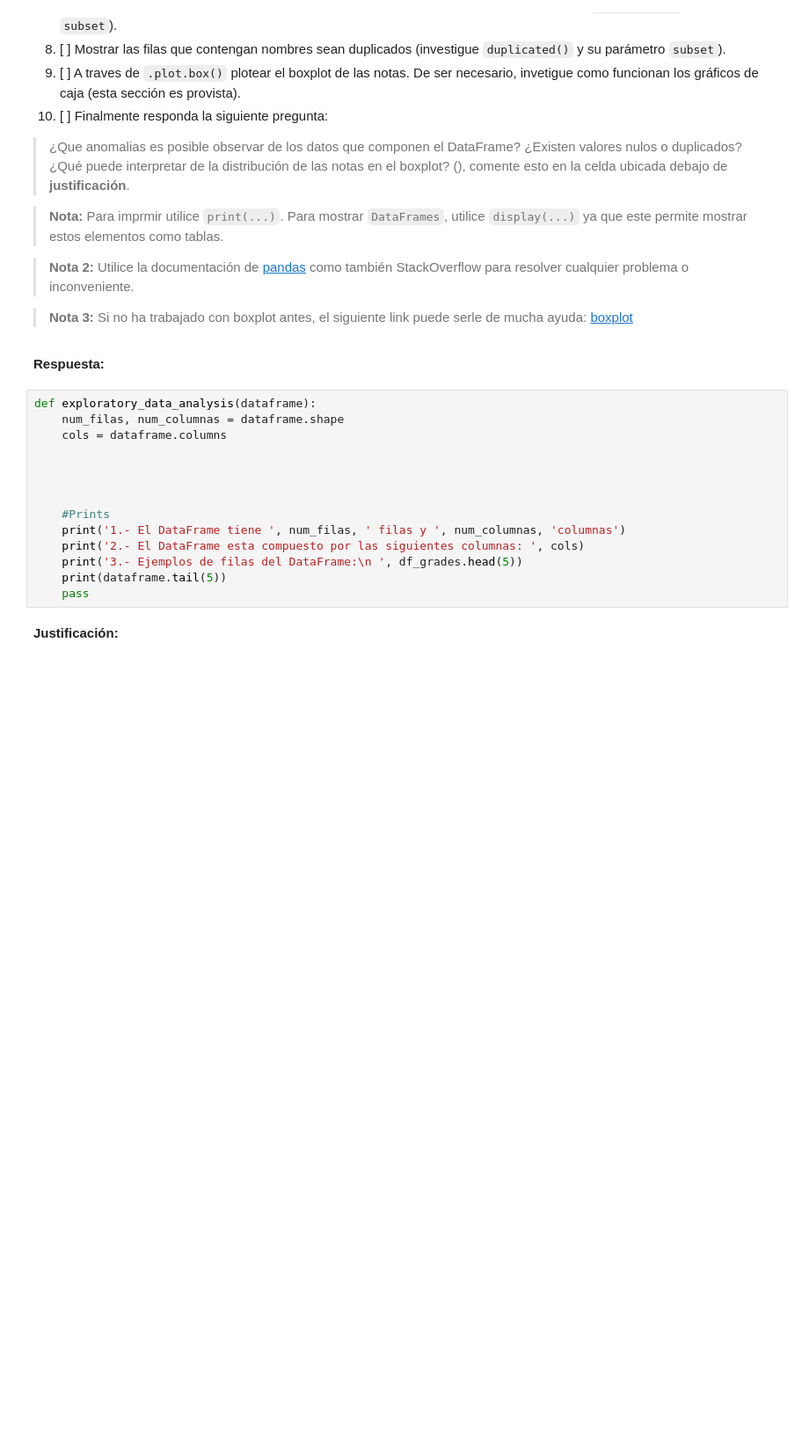
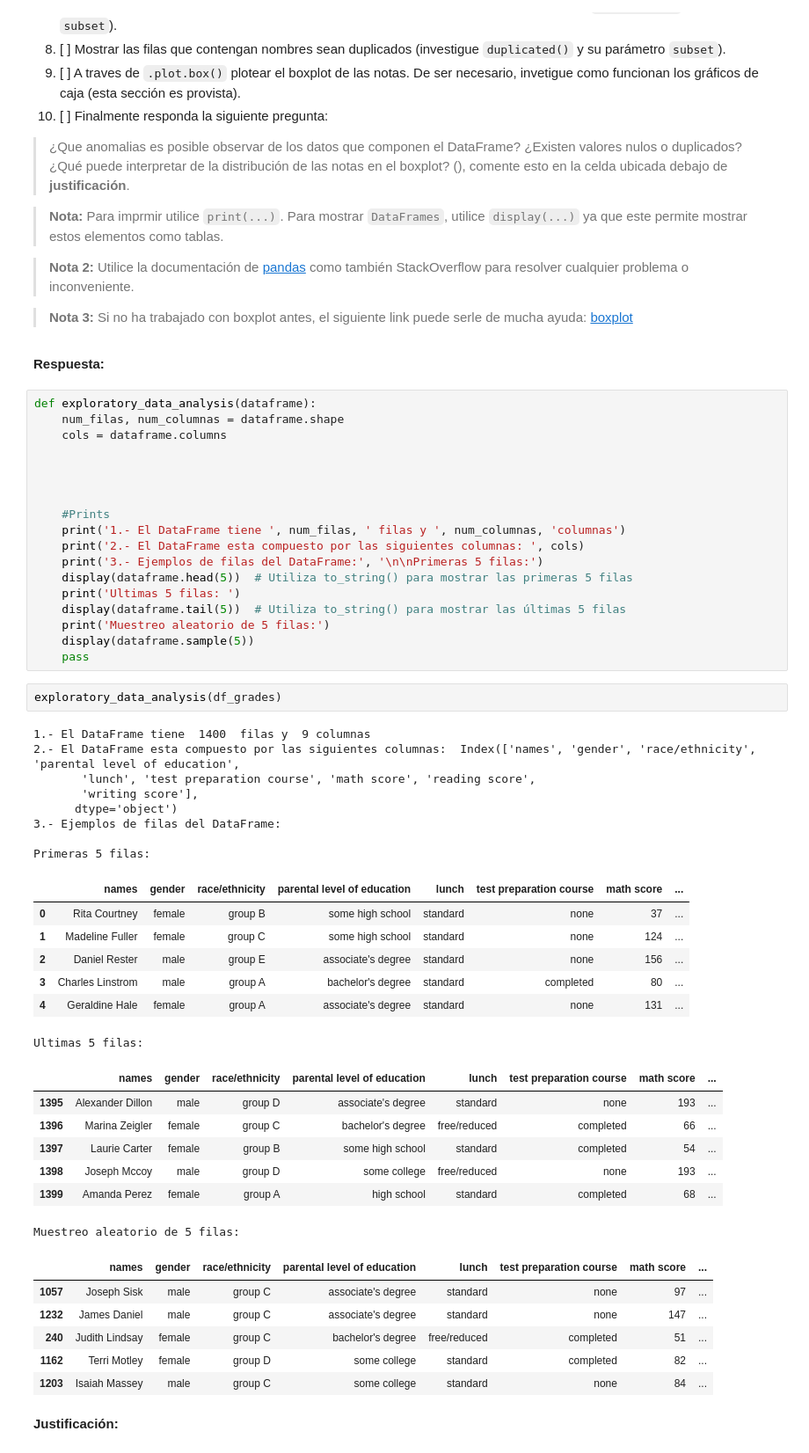
Before and after one commit to tomasaguirre-ignacioalbornoz/MDS7202, a Jupyter notebook: lab4/Laboratorio4_enunciado.ipynb, the cells around one changed output. Shown at 88% size. Drawn from its saved outputs; the diff is of its cells as text; blank space fills up the shorter version.

Commit message:
Agrego los print de head, tail y sample

```diff
--- a/lab4/Laboratorio4_enunciado.ipynb
+++ b/lab4/Laboratorio4_enunciado.ipynb
@@ -191,9 +182,44 @@ def exploratory_data_analysis(dataframe):
     #Prints
     print('1.- El DataFrame tiene ', num_filas, ' filas y ', num_columnas, 'columnas')
     print('2.- El DataFrame esta compuesto por las siguientes columnas: ', cols)
-    print('3.- Ejemplos de filas del DataFrame:\n ', df_grades.head(5))
-    print(dataframe.tail(5))
+    print('3.- Ejemplos de filas del DataFrame:', '\n\nPrimeras 5 filas:')
+    display(dataframe.head(5))  # Utiliza to_string() para mostrar las primeras 5 filas
+    print('Ultimas 5 filas: ')
+    display(dataframe.tail(5))  # Utiliza to_string() para mostrar las últimas 5 filas
+    print('Muestreo aleatorio de 5 filas:')
+    display(dataframe.sample(5))
     pass
+# %%
+exploratory_data_analysis(df_grades)
+# %% [output]
+1.- El DataFrame tiene  1400  filas y  9 columnas
+2.- El DataFrame esta compuesto por las siguientes columnas:  Index(['names', 'gender', 'race/ethnicity', 'parental level of education',
+       'lunch', 'test preparation course', 'math score', 'reading score',
+       'writing score'],
+      dtype='object')
+3.- Ejemplos de filas del DataFrame:
+
+Primeras 5 filas:
+|  | names | gender | race/ethnicity | parental level of education | lunch | test preparation course | math score | ... |
+| 0 | Rita Courtney | female | group B | some high school | standard | none | 37 | ... |
+| 1 | Madeline Fuller | female | group C | some high school | standard | none | 124 | ... |
+| 2 | Daniel Rester | male | group E | associate's degree | standard | none | 156 | ... |
+| 3 | Charles Linstrom | male | group A | bachelor's degree | standard | completed | 80 | ... |
+| 4 | Geraldine Hale | female | group A | associate's degree | standard | none | 131 | ... |
+Ultimas 5 filas:
+|  | names | gender | race/ethnicity | parental level of education | lunch | test preparation course | math score | ... |
+| 1395 | Alexander Dillon | male | group D | associate's degree | standard | none | 193 | ... |
+| 1396 | Marina Zeigler | female | group C | bachelor's degree | free/reduced | completed | 66 | ... |
+| 1397 | Laurie Carter | female | group B | some high school | standard | completed | 54 | ... |
+| 1398 | Joseph Mccoy | male | group D | some college | free/reduced | none | 193 | ... |
+| 1399 | Amanda Perez | female | group A | high school | standard | completed | 68 | ... |
+Muestreo aleatorio de 5 filas:
+|  | names | gender | race/ethnicity | parental level of education | lunch | test preparation course | math score | ... |
+| 1057 | Joseph Sisk | male | group C | associate's degree | standard | none | 97 | ... |
+| 1232 | James Daniel | male | group C | associate's degree | standard | none | 147 | ... |
+| 240 | Judith Lindsay | female | group C | bachelor's degree | free/reduced | completed | 51 | ... |
+| 1162 | Terri Motley | female | group D | some college | standard | completed | 82 | ... |
+| 1203 | Isaiah Massey | male | group C | some college | standard | none | 84 | ... |
 # %% [markdown]
 **Justificación:**
 # %% [markdown]
```
Also changed, not shown: parts of 1 cell of this notebook.
